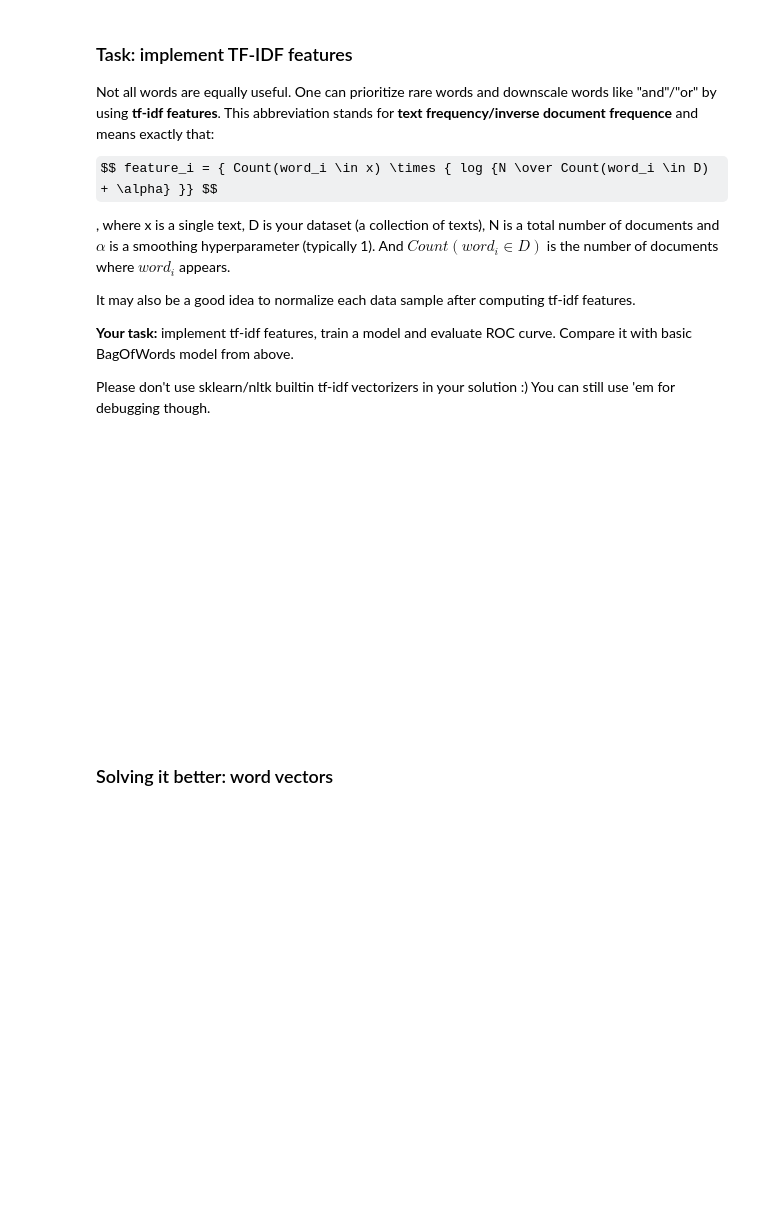
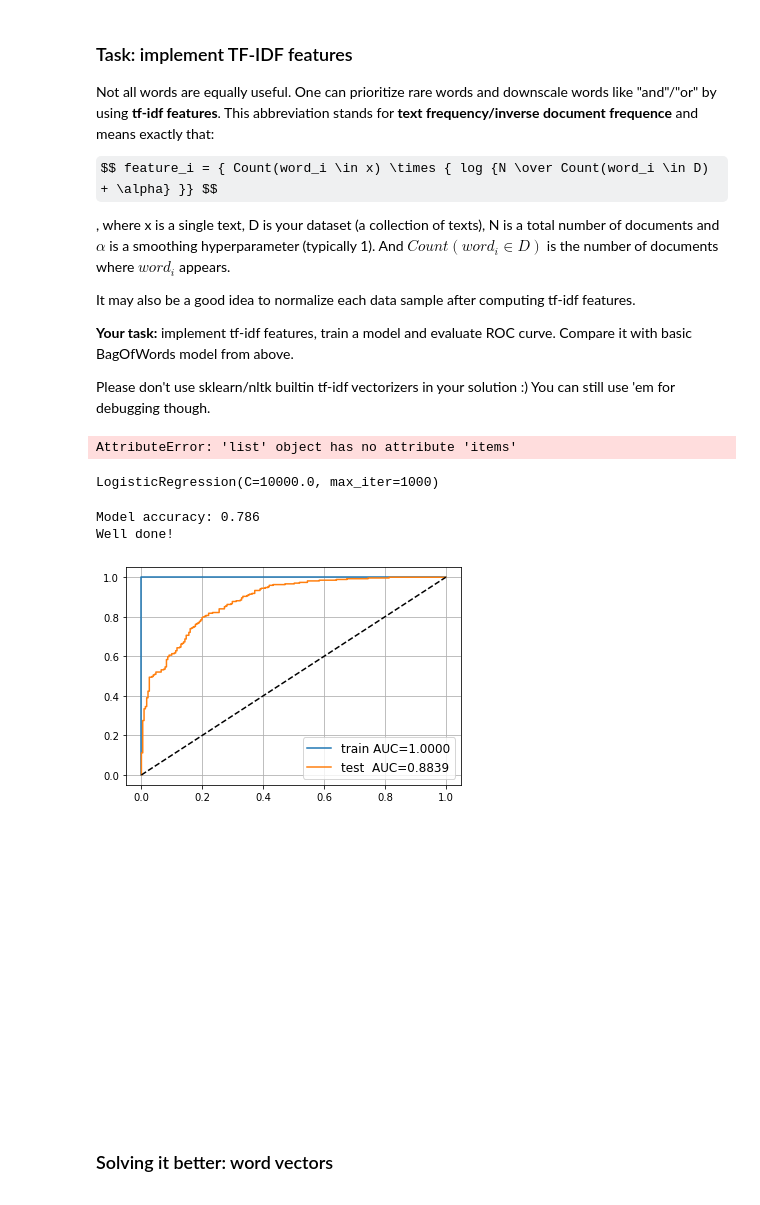
Before and after one commit to aslamovyura/nlp_course, a Jupyter notebook: week02_classification/homework_part1.ipynb, the cells around one changed output. Drawn from its saved outputs; the diff is of its cells as text; code cells hidden in the pictures; some formulas as TeX source; blank space fills up the shorter version.

````diff
--- a/week02_classification/homework_part1.ipynb
+++ b/week02_classification/homework_part1.ipynb
@@ -82,0 +89,2 @@ example features: ['!', '12:20', '300', '_', 'adorned', 'alternative', 'archive'
+# %%
+token_to_id = dict(zip(bow_vocabulary, [n for n in range(len(bow_vocabulary))]))
@@ -197,3 +272,10 @@ Now lets try something less prehistoric: __Logistic Regression__. Turns out, if
 # %%
 from sklearn.linear_model import LogisticRegression
-bow_model = <YOUR CODE HERE - train a logistic regression>
+from sklearn.preprocessing import StandardScaler
+
+scaler = StandardScaler()
+
+bow_model = LogisticRegression(fit_intercept=True, penalty='l2', C=10000.0, max_iter=1000)
+bow_model.fit(X_train_bow, y_train,)
+
+# bow_model = <YOUR CODE HERE - train a logistic regression>
@@ -235,3 +361,42 @@ Please don't use sklearn/nltk builtin tf-idf vectorizers in your solution :) You
+# %%
+a = computeTFIDF(texts_train)
+# %% [output]
+AttributeError: 'list' object has no attribute 'items'
+# %%
+from sklearn.feature_extraction.text import TfidfVectorizer
+
+vectorizer = TfidfVectorizer()
+
+tfidf_train_vectors = vectorizer.fit_transform(texts_train)
+tfidf_test_vectors = vectorizer.transform(texts_test)
+# %%
+tfidf_model = LogisticRegression(fit_intercept=True, penalty='l2', C=10000.0, max_iter=1000)
+tfidf_model.fit(tfidf_train_vectors, y_train)
+# %% [output]
+LogisticRegression(C=10000.0, max_iter=1000)
+# %%
+from sklearn.metrics import roc_auc_score, roc_curve
+
+for name, X, y, model in [
+    ('train', tfidf_train_vectors, y_train, tfidf_model),
+    ('test ', tfidf_test_vectors, y_test, tfidf_model)
+]:
+    proba = model.predict_proba(X)[:, 1]
+    auc = roc_auc_score(y, proba)
+    plt.plot(*roc_curve(y, proba)[:2], label='%s AUC=%.4f' % (name, auc))
+
+plt.plot([0, 1], [0, 1], '--', color='black',)
+plt.legend(fontsize='large')
+plt.grid()
+
+test_accuracy = np.mean(tfidf_model.predict(tfidf_test_vectors) == y_test)
+print(f"Model accuracy: {test_accuracy:.3f}")
+assert test_accuracy > 0.77, "Hint: tune the parameter C to improve performance"
+print("Well done!")
+# %% [output]
+Model accuracy: 0.786
+Well done!
+[figure, added]
 # %% [markdown]
 ```
 
````
Also changed, not shown: parts of 14 cells of this notebook, 1 other file.
